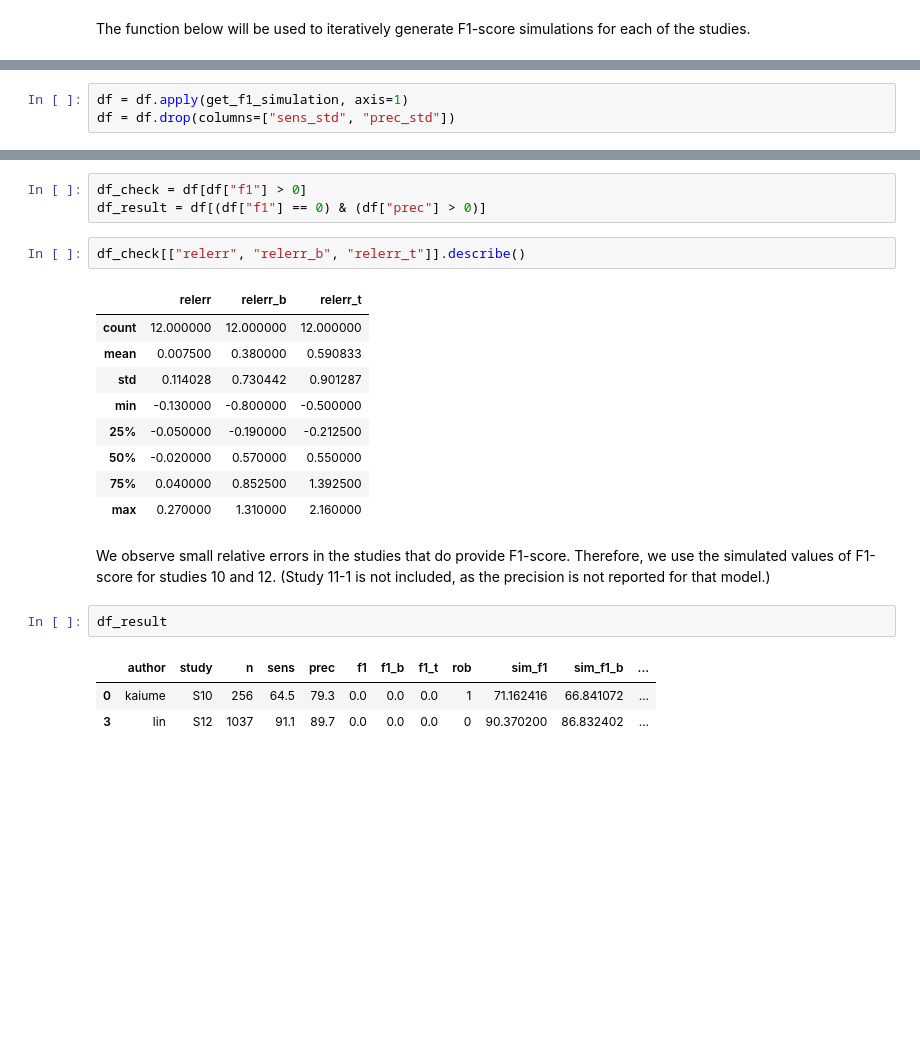
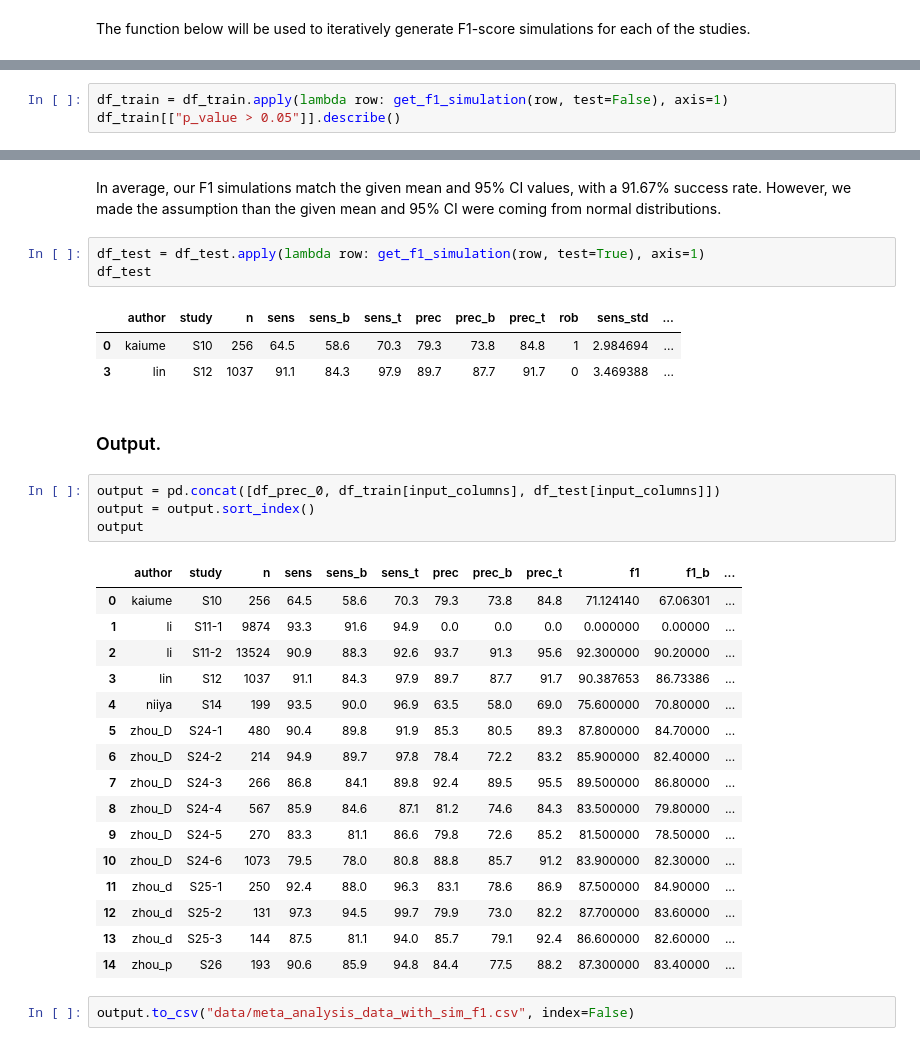
Before and after one commit to manellopez13/dl4rf_meta_analysis, a Jupyter notebook: f1_simulation.ipynb, the cells around one changed output, grey strips where cells are left out. Cells and saved outputs as stored; diff of their text form; blank space fills up the shorter version.

```diff
--- a/f1_simulation.ipynb
+++ b/f1_simulation.ipynb
@@ -76,5 +111,5 @@ def get_f1_simulation(row):
 
     return row
 # %%
-df = df.apply(get_f1_simulation, axis=1)
-df = df.drop(columns=["sens_std", "prec_std"])
+df_train = df_train.apply(lambda row: get_f1_simulation(row, test=False), axis=1)
+df_train[["p_value > 0.05"]].describe()
@@ -81,23 +126,34 @@ df = df.drop(columns=["sens_std", "prec_std"])
-# %%
-df_check = df[df["f1"] > 0]
-df_result = df[(df["f1"] == 0) & (df["prec"] > 0)]
-# %%
-df_check[["relerr", "relerr_b", "relerr_t"]].describe()
-# %% [output]
-|  | relerr | relerr_b | relerr_t |
-| count | 12.000000 | 12.000000 | 12.000000 |
-| mean | 0.007500 | 0.380000 | 0.590833 |
-| std | 0.114028 | 0.730442 | 0.901287 |
-| min | -0.130000 | -0.800000 | -0.500000 |
-| 25% | -0.050000 | -0.190000 | -0.212500 |
-| 50% | -0.020000 | 0.570000 | 0.550000 |
-| 75% | 0.040000 | 0.852500 | 1.392500 |
-| max | 0.270000 | 1.310000 | 2.160000 |
-# %% [markdown]
-We observe small relative errors in the studies that do provide F1-score. Therefore, we use the simulated values of F1-score for studies 10 and 12. (Study 11-1 is not included, as the precision is not reported for that model.)
-# %%
-df_result
-# %% [output]
-|  | author | study | n | sens | prec | f1 | f1_b | f1_t | rob | sim_f1 | sim_f1_b | ... |
-| 0 | kaiume | S10 | 256 | 64.5 | 79.3 | 0.0 | 0.0 | 0.0 | 1 | 71.162416 | 66.841072 | ... |
-| 3 | lin | S12 | 1037 | 91.1 | 89.7 | 0.0 | 0.0 | 0.0 | 0 | 90.370200 | 86.832402 | ... |
+# %% [markdown]
+In average, our F1 simulations match the given mean and 95% CI values, with a 91.67% success rate. However, we made the assumption than the given mean and 95% CI were coming from normal distributions.
+# %%
+df_test = df_test.apply(lambda row: get_f1_simulation(row, test=True), axis=1)
+df_test
+# %% [output]
+|  | author | study | n | sens | sens_b | sens_t | prec | prec_b | prec_t | rob | sens_std | ... |
+| 0 | kaiume | S10 | 256 | 64.5 | 58.6 | 70.3 | 79.3 | 73.8 | 84.8 | 1 | 2.984694 | ... |
+| 3 | lin | S12 | 1037 | 91.1 | 84.3 | 97.9 | 89.7 | 87.7 | 91.7 | 0 | 3.469388 | ... |
+# %% [markdown]
+### Output.
+# %%
+output = pd.concat([df_prec_0, df_train[input_columns], df_test[input_columns]])
+output = output.sort_index()
+output
+# %% [output]
+|  | author | study | n | sens | sens_b | sens_t | prec | prec_b | prec_t | f1 | f1_b | ... |
+| 0 | kaiume | S10 | 256 | 64.5 | 58.6 | 70.3 | 79.3 | 73.8 | 84.8 | 71.124140 | 67.06301 | ... |
+| 1 | li | S11-1 | 9874 | 93.3 | 91.6 | 94.9 | 0.0 | 0.0 | 0.0 | 0.000000 | 0.00000 | ... |
+| 2 | li | S11-2 | 13524 | 90.9 | 88.3 | 92.6 | 93.7 | 91.3 | 95.6 | 92.300000 | 90.20000 | ... |
+| 3 | lin | S12 | 1037 | 91.1 | 84.3 | 97.9 | 89.7 | 87.7 | 91.7 | 90.387653 | 86.73386 | ... |
+| 4 | niiya | S14 | 199 | 93.5 | 90.0 | 96.9 | 63.5 | 58.0 | 69.0 | 75.600000 | 70.80000 | ... |
+| 5 | zhou_D | S24-1 | 480 | 90.4 | 89.8 | 91.9 | 85.3 | 80.5 | 89.3 | 87.800000 | 84.70000 | ... |
+| 6 | zhou_D | S24-2 | 214 | 94.9 | 89.7 | 97.8 | 78.4 | 72.2 | 83.2 | 85.900000 | 82.40000 | ... |
+| 7 | zhou_D | S24-3 | 266 | 86.8 | 84.1 | 89.8 | 92.4 | 89.5 | 95.5 | 89.500000 | 86.80000 | ... |
+| 8 | zhou_D | S24-4 | 567 | 85.9 | 84.6 | 87.1 | 81.2 | 74.6 | 84.3 | 83.500000 | 79.80000 | ... |
+| 9 | zhou_D | S24-5 | 270 | 83.3 | 81.1 | 86.6 | 79.8 | 72.6 | 85.2 | 81.500000 | 78.50000 | ... |
+| 10 | zhou_D | S24-6 | 1073 | 79.5 | 78.0 | 80.8 | 88.8 | 85.7 | 91.2 | 83.900000 | 82.30000 | ... |
+| 11 | zhou_d | S25-1 | 250 | 92.4 | 88.0 | 96.3 | 83.1 | 78.6 | 86.9 | 87.500000 | 84.90000 | ... |
+| 12 | zhou_d | S25-2 | 131 | 97.3 | 94.5 | 99.7 | 79.9 | 73.0 | 82.2 | 87.700000 | 83.60000 | ... |
+| 13 | zhou_d | S25-3 | 144 | 87.5 | 81.1 | 94.0 | 85.7 | 79.1 | 92.4 | 86.600000 | 82.60000 | ... |
+| 14 | zhou_p | S26 | 193 | 90.6 | 85.9 | 94.8 | 84.4 | 77.5 | 88.2 | 87.300000 | 83.40000 | ... |
+# %%
+output.to_csv("data/meta_analysis_data_with_sim_f1.csv", index=False)
```
Also changed, not shown: parts of 9 cells of this notebook, 5 other files.
